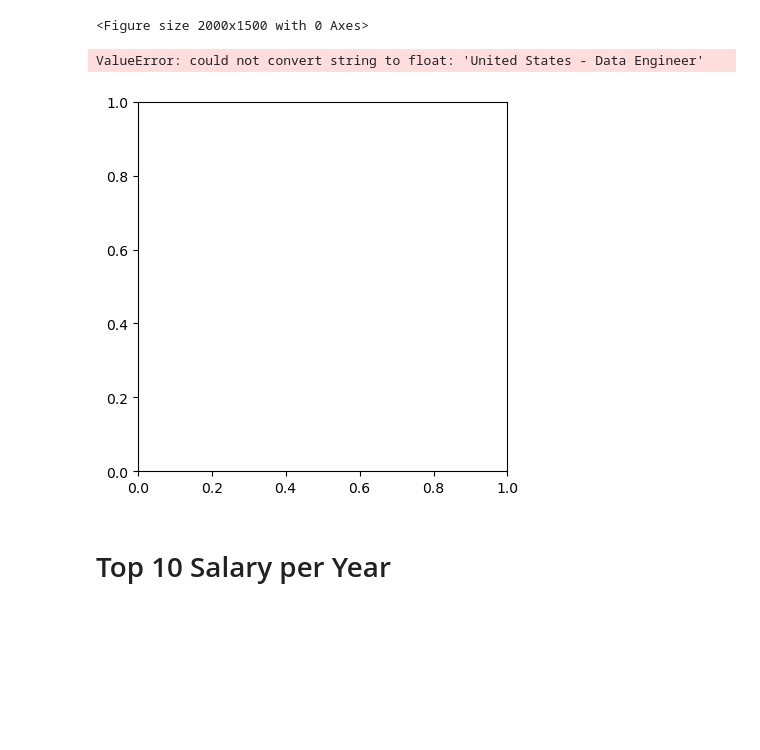
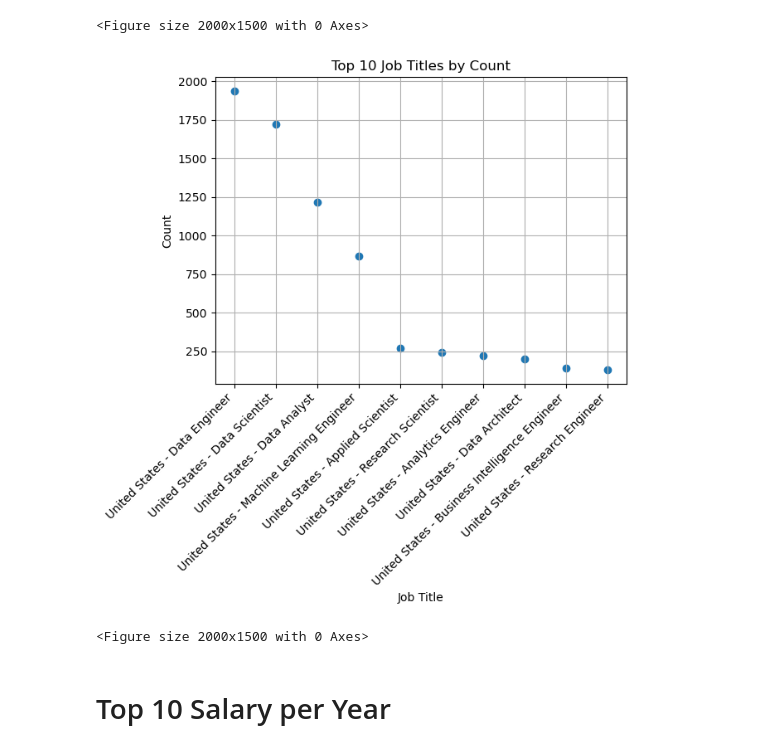
Before and after one commit to chonyeagoro/Project_-1, a Jupyter notebook: Jobs_salaries.ipynb, the cells around one changed output. Cells and saved outputs as stored; diff of their text form; code cells hidden in the pictures; blank space fills up the shorter version.

```diff
--- a/Jobs_salaries.ipynb
+++ b/Jobs_salaries.ipynb
@@ -166,18 +167,19 @@ plt.show()
 # %%
 #plot a line graph
 top_10_jobs = data_df.sort_values(by='count', ascending=False).head(10)
 
-plt.pie(top_10_jobs['company_location'] + ' - ' + top_10_jobs['job_title'], top_10_jobs['count'])
+plt.scatter(top_10_jobs['company_location'] + ' - ' + top_10_jobs['job_title'], top_10_jobs['count'])
 plt.xlabel('Job Title')
 plt.ylabel('Count')
 plt.title('Top 10 Job Titles by Count')
 plt.xticks(rotation=45, ha='right')
+plt.grid()
 plt.figure(figsize=(20, 15))
 plt.tight_layout()
 plt.show()
 # %% [output]
+[figure, new version]
-ValueError: could not convert string to float: 'United States - Data Engineer'
+<Figure size 2000x1500 with 0 Axes>
-[figure, old version]
 # %% [markdown]
 # Top 10 Salary per Year
 # %%
```
Also changed, not shown: parts of 21 cells of this notebook.
